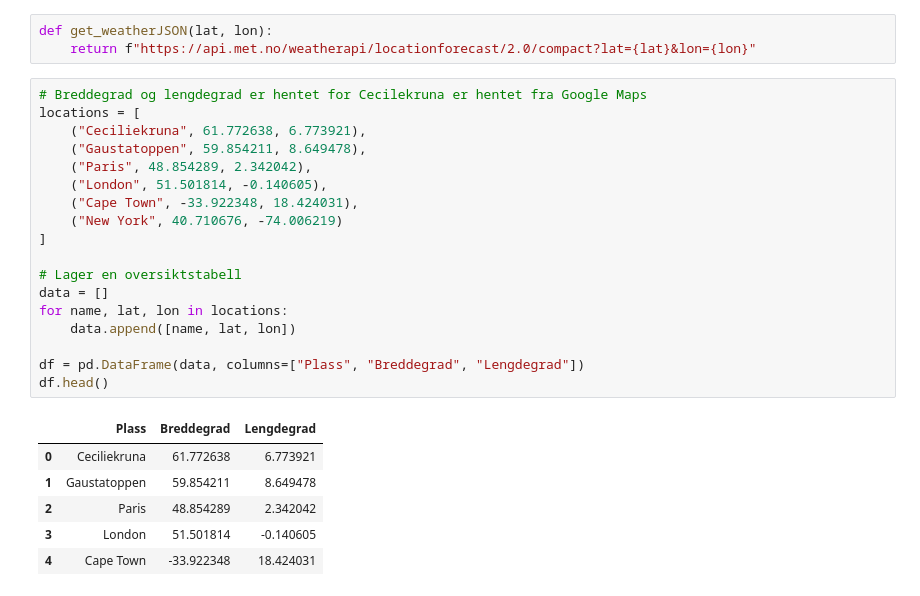
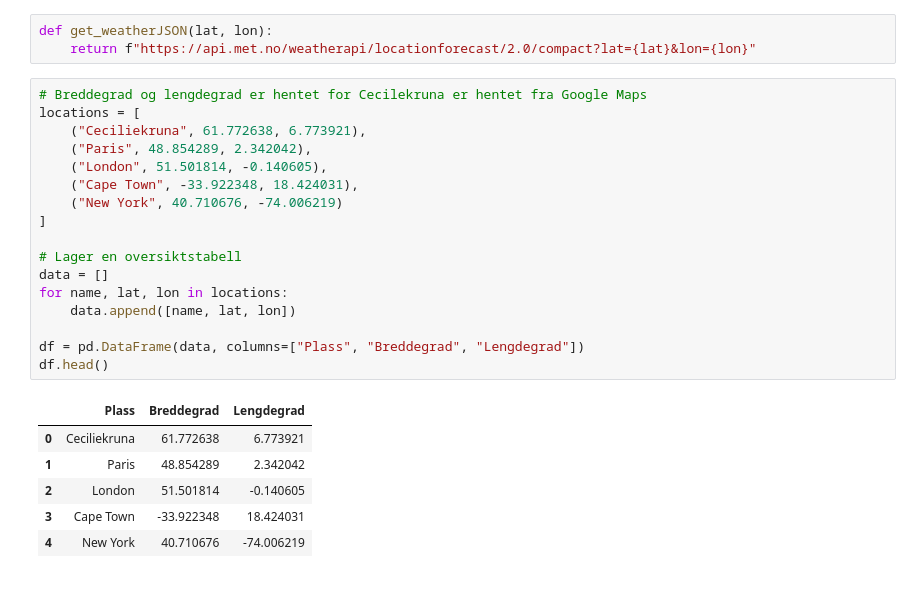
Before and after one commit to nhstorbe/Prosjekt-Anvendt-, a Jupyter notebook: Mappe 2/LeneLekerSeg.ipynb, the cells around one changed output. Drawn from its saved outputs; the diff is of its cells as text.

```diff
--- a/Mappe 2/LeneLekerSeg.ipynb
+++ b/Mappe 2/LeneLekerSeg.ipynb
@@ -8,28 +8,27 @@ def get_weatherJSON(lat, lon):
 # %%
 # Breddegrad og lengdegrad er hentet for Cecilekruna er hentet fra Google Maps
 locations = [
     ("Ceciliekruna", 61.772638, 6.773921),
-    ("Gaustatoppen", 59.854211, 8.649478),
     ("Paris", 48.854289, 2.342042),
     ("London", 51.501814, -0.140605),
     ("Cape Town", -33.922348, 18.424031),
     ("New York", 40.710676, -74.006219)
 ]
 
 # Lager en oversiktstabell
 data = []
 for name, lat, lon in locations:
     data.append([name, lat, lon])
 
 df = pd.DataFrame(data, columns=["Plass", "Breddegrad", "Lengdegrad"])
 df.head()
 # %% [output]
 |  | Plass | Breddegrad | Lengdegrad |
 | 0 | Ceciliekruna | 61.772638 | 6.773921 |
-| 1 | Gaustatoppen | 59.854211 | 8.649478 |
-| 2 | Paris | 48.854289 | 2.342042 |
-| 3 | London | 51.501814 | -0.140605 |
-| 4 | Cape Town | -33.922348 | 18.424031 |
+| 1 | Paris | 48.854289 | 2.342042 |
+| 2 | London | 51.501814 | -0.140605 |
+| 3 | Cape Town | -33.922348 | 18.424031 |
+| 4 | New York | 40.710676 | -74.006219 |
 # %%
 url = get_weatherJSON(40.710676, -74.006219)
 
```
Also changed, not shown: parts of 2 cells of this notebook.
